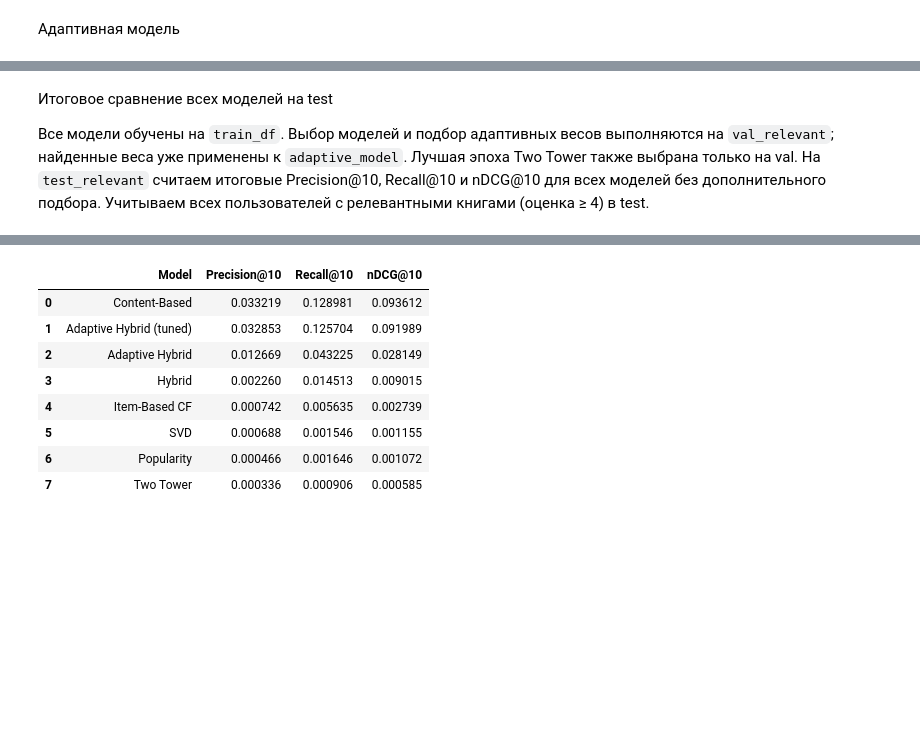
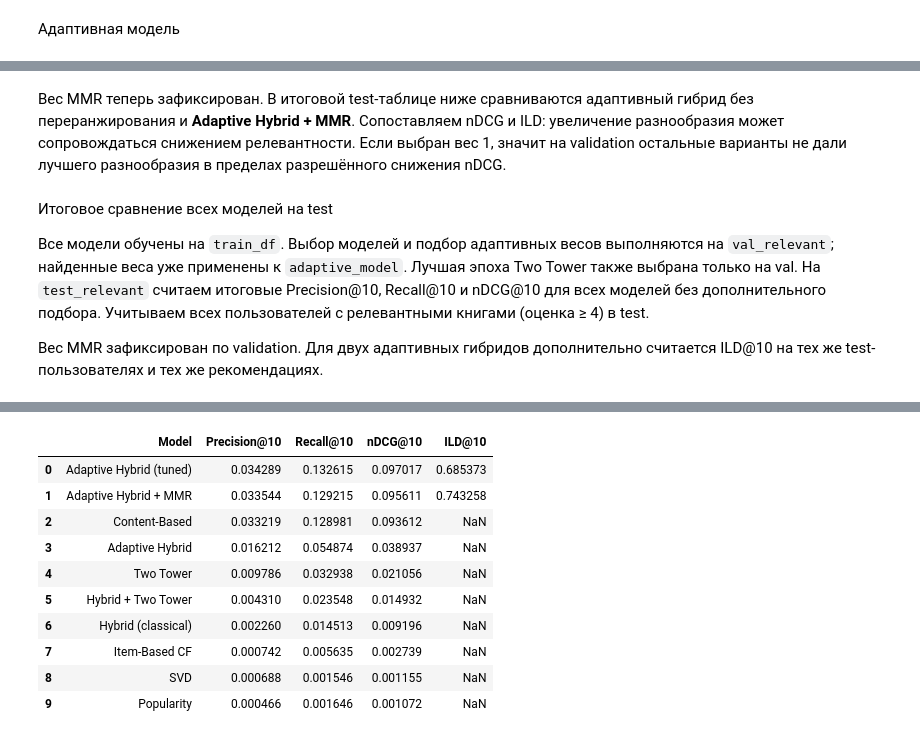
Before and after one commit to Bersserker/hybrid-neural-book-recommender, a Jupyter notebook: notebooks/prototype.ipynb, the cells around one changed output, grey strips where cells are left out. Drawn from its saved outputs; the diff is of its cells as text; code cells hidden in the pictures; blank space fills up the shorter version.

```diff
--- a/notebooks/prototype.ipynb
+++ b/notebooks/prototype.ipynb
@@ -1122,7 +1976,7 @@ def optimize_adaptive_weights(model, val_relevant, n_trials=30, k=10,
     return best_weights, pd.DataFrame(results)
 # %%
 # Создаём модель и инициализируем базовые модели
-adaptive_model = AdaptiveHybridRecommender(train_df)
+adaptive_model = AdaptiveHybridRecommender(train_df, models=base_models)
 
 # Подбираем веса на валидационной выборке
 best_weights, search_results = optimize_adaptive_weights(
@@ -1294,6 +2029,0 @@ class TwoTowerRecommender:
-# %%
-two_tower_model = TwoTowerRecommender(train_df, df_books, random_state=RANDOM_STATE)
-two_tower_model.fit(val_relevant, epochs=5, batch_size=1024)
-display(two_tower_model.history)
-print("Лучшая эпоха по val:", two_tower_model.best_epoch)
-display(pd.DataFrame(two_tower_model.recommend(user_id=1, N=10)))
@@ -1323,0 +2220,17 @@ Epoch 5: loss=0.6873, val nDCG@10=0.0008
+# %%
+balanced_model = BalancedRecommender(
+    adaptive_model, content_model, best_relevance_weight, candidates_k=MMR_CANDIDATES
+)
+recommend_balanced = balanced_model.recommend
+
+# Сравним порядок одних и тех же кандидатов до и после MMR.
+example_user = validation_users[0]
+example_candidates = mmr_candidates[example_user]
+before_mmr = mmr_rerank(example_candidates, content_model, relevance_weight=1)
+after_mmr = recommend_balanced(example_user)
+for name, recs in [("Обычный гибрид", before_mmr), ("Гибрид + MMR", after_mmr)]:
+    print(name, "| ILD@10:", round(intra_list_diversity(recs, content_model), 4))
+    display(pd.DataFrame(recs).merge(
+        df_books[["id", "title", "authors"]].rename(columns={"id": "book_id"}),
+        on="book_id", how="left",
+    ))
@@ -1324,16 +2262,27 @@ Epoch 5: loss=0.6873, val nDCG@10=0.0008
+# %% [markdown]
+Вес MMR теперь зафиксирован. В итоговой test-таблице ниже сравниваются
+адаптивный гибрид без переранжирования и **Adaptive Hybrid + MMR**.
+Сопоставляем nDCG и ILD: увеличение разнообразия может сопровождаться снижением
+релевантности. Если выбран вес 1, значит на validation остальные варианты не дали
+лучшего разнообразия в пределах разрешённого снижения nDCG.
 # %% [markdown]
 Итоговое сравнение всех моделей на test
 
 Все модели обучены на `train_df`. Выбор моделей и подбор адаптивных весов выполняются на `val_relevant`; найденные веса уже применены к `adaptive_model`.
 Лучшая эпоха Two Tower также выбрана только на val.
 На `test_relevant` считаем итоговые Precision@10, Recall@10 и nDCG@10 для всех моделей без дополнительного подбора. Учитываем всех пользователей с релевантными книгами (оценка ≥ 4) в test.
+
+Вес MMR зафиксирован по validation. Для двух адаптивных гибридов дополнительно
+считается ILD@10 на тех же test-пользователях и тех же рекомендациях.
 # %%
 test_models = {
     **models,
     "Two Tower": two_tower_model.recommend,
-    "Hybrid": hybrid_model.recommend,
+    "Hybrid (classical)": classical_hybrid.recommend,
+    "Hybrid + Two Tower": hybrid_model.recommend,
     "Adaptive Hybrid": adaprive_hybrid_model.recommend,
     "Adaptive Hybrid (tuned)": adaptive_model.recommend,
+    "Adaptive Hybrid + MMR": recommend_balanced,
 }
 
 comparison_results = []
@@ -1341,19 +2290,32 @@ test_metrics_by_model = {}
 
 for model_name, recommend_fn in test_models.items():
     print(f"Оценка {model_name}: {len(test_relevant)} пользователей", flush=True)
+    # ILD считаем при той же выдаче, без повторного вызова гибридов.
+    diversity_values = []
+
+    def recommend_with_diversity(user_id, N=10):
+        recs = recommend_fn(user_id, N=N)
+        if model_name in {"Adaptive Hybrid (tuned)", "Adaptive Hybrid + MMR"}:
+            diversity_values.append(intra_list_diversity(recs, content_model))
+        return recs
+
     metrics = evaluate_model(
-        recommend_fn,
+        recommend_with_diversity,
         relevant=test_relevant,
         k=10,
         verbose=True,
     )
+    if diversity_values:
+        metrics["ild"] = diversity_values
     test_metrics_by_model[model_name] = metrics
+    test_ild = float(np.mean(diversity_values)) if diversity_values else np.nan
 
     comparison_results.append({
         "Model": model_name,
         "Precision@10": metrics["precision"].mean(),
         "Recall@10": metrics["recall"].mean(),
         "nDCG@10": metrics["ndcg"].mean(),
+        "ILD@10": test_ild,
     })
 
 comparison_df = (
@@ -1384,12 +2346,14 @@ display(comparison_df)
-|  | Model | Precision@10 | Recall@10 | nDCG@10 |
-| 0 | Content-Based | 0.033219 | 0.128981 | 0.093612 |
-| 1 | Adaptive Hybrid (tuned) | 0.032853 | 0.125704 | 0.091989 |
-| 2 | Adaptive Hybrid | 0.012669 | 0.043225 | 0.028149 |
-| 3 | Hybrid | 0.002260 | 0.014513 | 0.009015 |
-| 4 | Item-Based CF | 0.000742 | 0.005635 | 0.002739 |
-| 5 | SVD | 0.000688 | 0.001546 | 0.001155 |
-| 6 | Popularity | 0.000466 | 0.001646 | 0.001072 |
-| 7 | Two Tower | 0.000336 | 0.000906 | 0.000585 |
+|  | Model | Precision@10 | Recall@10 | nDCG@10 | ILD@10 |
+| 0 | Adaptive Hybrid (tuned) | 0.034289 | 0.132615 | 0.097017 | 0.685373 |
+| 1 | Adaptive Hybrid + MMR | 0.033544 | 0.129215 | 0.095611 | 0.743258 |
+| 2 | Content-Based | 0.033219 | 0.128981 | 0.093612 | NaN |
+| 3 | Adaptive Hybrid | 0.016212 | 0.054874 | 0.038937 | NaN |
+| 4 | Two Tower | 0.009786 | 0.032938 | 0.021056 | NaN |
+| 5 | Hybrid + Two Tower | 0.004310 | 0.023548 | 0.014932 | NaN |
+| 6 | Hybrid (classical) | 0.002260 | 0.014513 | 0.009196 | NaN |
+| 7 | Item-Based CF | 0.000742 | 0.005635 | 0.002739 | NaN |
+| 8 | SVD | 0.000688 | 0.001546 | 0.001155 | NaN |
+| 9 | Popularity | 0.000466 | 0.001646 | 0.001072 | NaN |
 # %%
 comparison_df.set_index("Model")[
     ["Precision@10", "Recall@10", "nDCG@10"]
```
Also changed, not shown: parts of 44 cells of this notebook, 29 other files.
